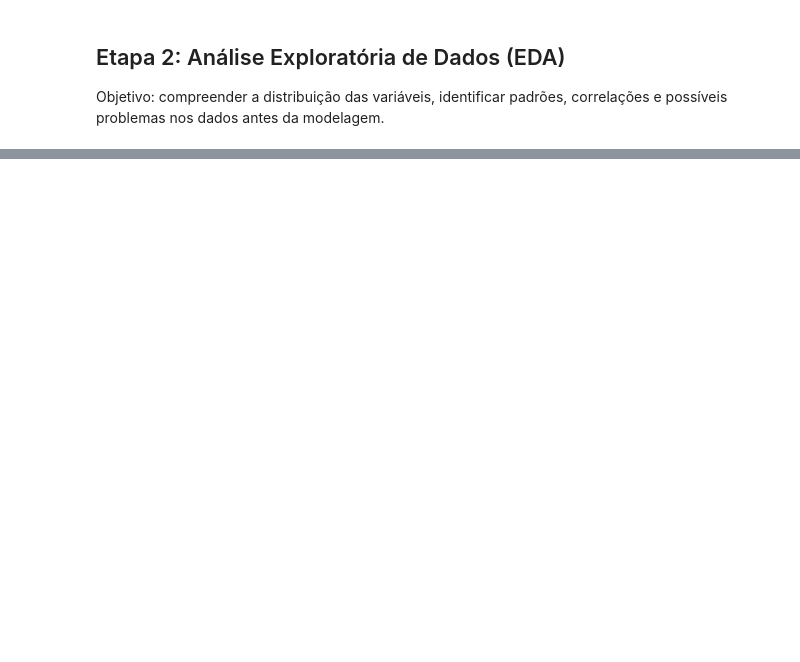
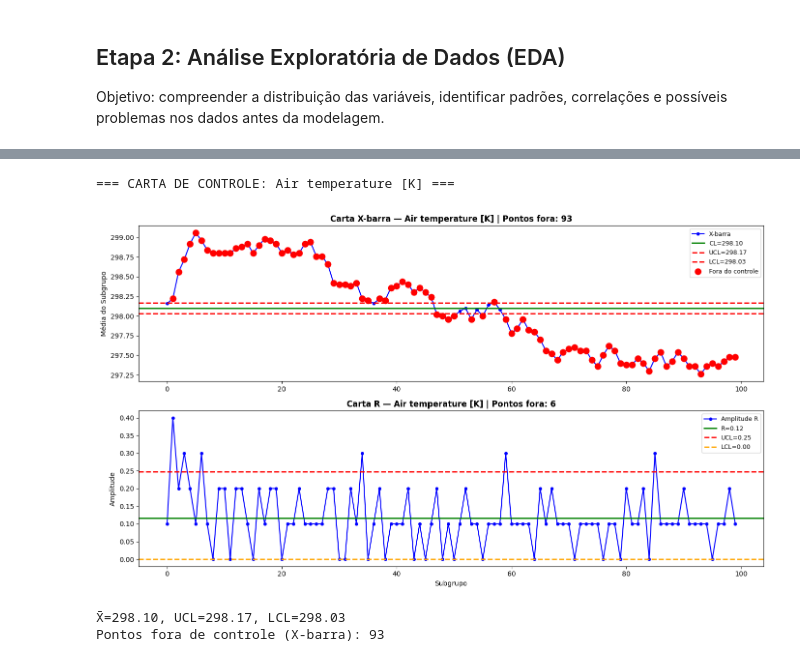
Before and after one commit to mfernandaazambuja12-cyber/CEP_2026, a Jupyter notebook: MVP_CEP.ipynb, the cells around one changed output, grey strips where cells are left out. Drawn from its saved outputs; the diff is of its cells as text; code cells hidden in the pictures; blank space fills up the shorter version.

```diff
--- a/MVP_CEP.ipynb
+++ b/MVP_CEP.ipynb
@@ -162,0 +290,80 @@ plt.show()
+# %%
+# ========================================
+# ETAPA 3 — CONTROLE ESTATÍSTICO (CEP)
+# ========================================
+
+def carta_controle_xbarra_r(data, variavel, n=5, title=''):
+    """Gera cartas X-barra e R para uma variável"""
+    # Constantes para n=5
+    A2, D3, D4 = 0.577, 0, 2.114
+
+    # Criar subgrupos
+    total = len(data)
+    n_subgroups = total // n
+    data_trim = data[:n_subgroups * n]
+    subgroups = data_trim.values.reshape(n_subgroups, n)
+
+    # Usar apenas 100 subgrupos para visualização
+    subgroups = subgroups[:100]
+
+    # Calcular médias e amplitudes
+    x_bars = subgroups.mean(axis=1)
+    ranges = subgroups.max(axis=1) - subgroups.min(axis=1)
+
+    # Linhas centrais
+    X_bar = x_bars.mean()
+    R_bar = ranges.mean()
+
+    # Limites X-barra
+    UCL_x = X_bar + A2 * R_bar
+    LCL_x = X_bar - A2 * R_bar
+
+    # Limites R
+    UCL_r = D4 * R_bar
+    LCL_r = D3 * R_bar
+
+    # Pontos fora de controle
+    fora_x = np.sum((x_bars > UCL_x) | (x_bars < LCL_x))
+    fora_r = np.sum((ranges > UCL_r) | (ranges < LCL_r))
+
+    # Plot
+    fig, (ax1, ax2) = plt.subplots(2, 1, figsize=(14, 8))
+
+    # Carta X-barra
+    ax1.plot(x_bars, 'b-o', markersize=4, label='X-barra')
+    ax1.axhline(X_bar, color='green', lw=2, label=f'CL={X_bar:.2f}')
+    ax1.axhline(UCL_x, color='red', lw=2, ls='--', label=f'UCL={UCL_x:.2f}')
+    ax1.axhline(LCL_x, color='red', lw=2, ls='--', label=f'LCL={LCL_x:.2f}')
+    # Marcar pontos fora
+    mask_x = (x_bars > UCL_x) | (x_bars < LCL_x)
+    ax1.scatter(np.where(mask_x)[0], x_bars[mask_x], color='red', s=80, zorder=5, label='Fora do controle')
+    ax1.set_title(f'Carta X-barra — {variavel} | Pontos fora: {fora_x}', fontsize=12, fontweight='bold')
+    ax1.legend(loc='upper right', fontsize=9)
+    ax1.set_ylabel('Média do Subgrupo')
+
+    # Carta R
+    ax2.plot(ranges, 'b-o', markersize=4, label='Amplitude R')
+    ax2.axhline(R_bar, color='green', lw=2, label=f'R̄={R_bar:.2f}')
+    ax2.axhline(UCL_r, color='red', lw=2, ls='--', label=f'UCL={UCL_r:.2f}')
+    ax2.axhline(LCL_r, color='orange', lw=2, ls='--', label=f'LCL={LCL_r:.2f}')
+    ax2.set_title(f'Carta R — {variavel} | Pontos fora: {fora_r}', fontsize=12, fontweight='bold')
+    ax2.legend(loc='upper right', fontsize=9)
+    ax2.set_xlabel('Subgrupo')
+    ax2.set_ylabel('Amplitude')
+
+    plt.tight_layout()
+    plt.savefig(f'carta_cep_{variavel.replace(" ","_")[:15]}.png', dpi=150, bbox_inches='tight')
+    plt.show()
+
+    return X_bar, R_bar, UCL_x, LCL_x, UCL_r, LCL_r, fora_x, fora_r
+
+# Aplicar para Air temperature
+print('=== CARTA DE CONTROLE: Air temperature [K] ===')
+res_temp = carta_controle_xbarra_r(df['Air temperature [K]'], 'Air temperature [K]')
+print(f'X̄={res_temp[0]:.2f}, UCL={res_temp[2]:.2f}, LCL={res_temp[3]:.2f}')
+print(f'Pontos fora de controle (X-barra): {res_temp[6]}')
+# %% [output]
+=== CARTA DE CONTROLE: Air temperature [K] ===
+[figure, added]
+X̄=298.10, UCL=298.17, LCL=298.03
+Pontos fora de controle (X-barra): 93
```
Also changed, not shown: parts of 23 cells of this notebook.
